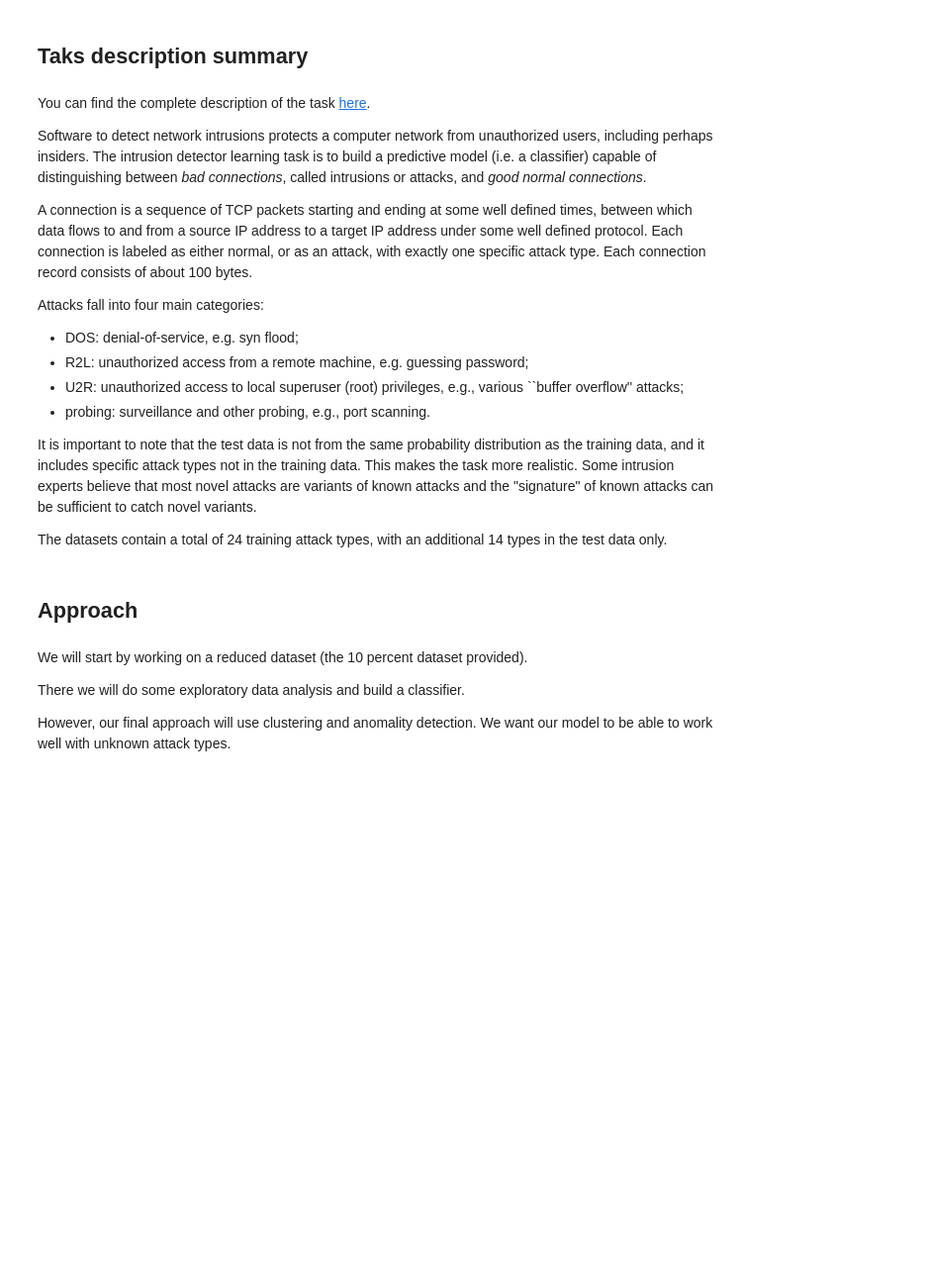
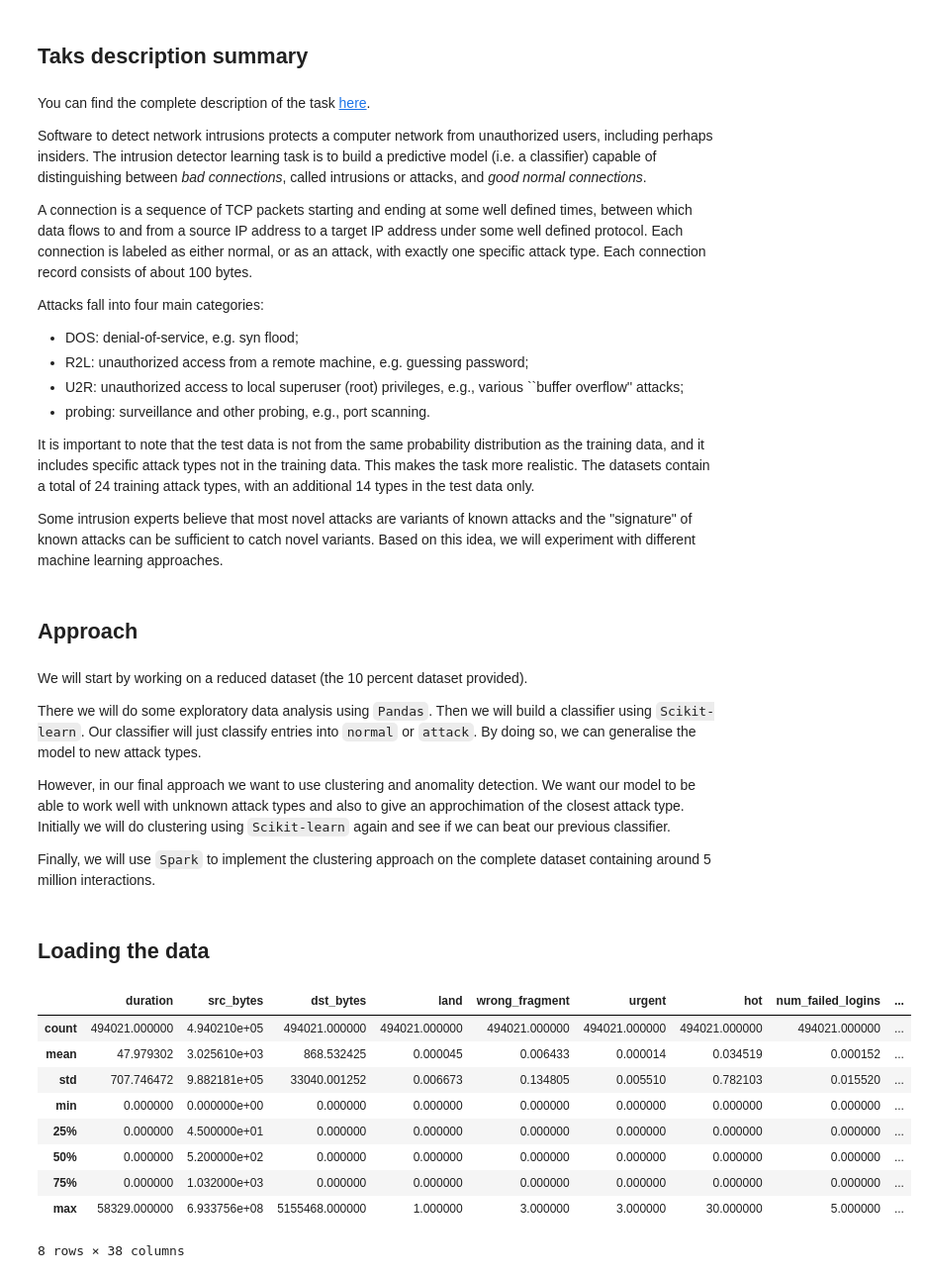
Before and after one commit to jadianes/kdd-cup-99-spark, a Jupyter notebook: README.ipynb, the cells around one changed output. Shown at 99% size. Saved outputs shown, nothing was run; the diff lists cells and outputs as text; code cells hidden in the pictures; blank space fills up the shorter version.

```diff
--- a/README.ipynb
+++ b/README.ipynb
@@ -19,14 +19,44 @@ Attacks fall into four main categories:
 - U2R:  unauthorized access to local superuser (root) privileges, e.g., various ``buffer overflow'' attacks;
 - probing: surveillance and other probing, e.g., port scanning.
 
-It is important to note that the test data is not from the same probability distribution as the training data, and it includes specific attack types not in the training data. This makes the task more realistic.  Some intrusion experts believe that most novel attacks are variants of known attacks and the "signature" of known attacks can be sufficient to catch novel variants.
+It is important to note that the test data is not from the same probability distribution as the training data, and it includes specific attack types not in the training data. This makes the task more realistic. The datasets contain a total of 24 training attack types, with an additional 14 types in the test data only.
 
-The datasets contain a total of 24 training attack types, with an additional 14 types in the test data only.
+Some intrusion experts believe that most novel attacks are variants of known attacks and the "signature" of known attacks can be sufficient to catch novel variants. Based on this idea, we will experiment with different machine learning approaches.
 # %% [markdown]
 ## Approach
 # %% [markdown]
 We will start by working on a reduced dataset (the 10 percent dataset provided).
 
-There we will do some exploratory data analysis and build a classifier.
+There we will do some exploratory data analysis using `Pandas`. Then we will build a classifier using `Scikit-learn`. Our classifier will just classify entries into `normal` or `attack`. By doing so, we can generalise the model to new attack types.
 
-However, our final approach will use clustering and anomality detection. We want our model to be able to work well with unknown attack types.
+However, in our final approach we want to use clustering and anomality detection. We want our model to be able to work well with unknown attack types and also to give an approchimation of the closest attack type. Initially we will do clustering using `Scikit-learn` again and see if we can beat our previous classifier.
+
+Finally, we will use `Spark` to implement the clustering approach on the complete dataset containing around 5 million interactions.
+# %% [markdown]
+## Loading the data
+# %%
+import pandas
+from time import time
+col_names = ["duration","protocol_type","service","flag","src_bytes",
+    "dst_bytes","land","wrong_fragment","urgent","hot","num_failed_logins",
+    "logged_in","num_compromised","root_shell","su_attempted","num_root",
+    "num_file_creations","num_shells","num_access_files","num_outbound_cmds",
+    "is_host_login","is_guest_login","count","srv_count","serror_rate",
+    "srv_serror_rate","rerror_rate","srv_rerror_rate","same_srv_rate",
+    "diff_srv_rate","srv_diff_host_rate","dst_host_count","dst_host_srv_count",
+    "dst_host_same_srv_rate","dst_host_diff_srv_rate","dst_host_same_src_port_rate",
+    "dst_host_srv_diff_host_rate","dst_host_serror_rate","dst_host_srv_serror_rate",
+    "dst_host_rerror_rate","dst_host_srv_rerror_rate","label"]
+kdd_data_10percent = pandas.read_csv("/nfs/data/KDD99/kddcup.data_10_percent", header=None, names = col_names)
+kdd_data_10percent.describe()
+# %% [output]
+|  | duration | src_bytes | dst_bytes | land | wrong_fragment | urgent | hot | num_failed_logins | ... |
+| count | 494021.000000 | 4.940210e+05 | 494021.000000 | 494021.000000 | 494021.000000 | 494021.000000 | 494021.000000 | 494021.000000 | ... |
+| mean | 47.979302 | 3.025610e+03 | 868.532425 | 0.000045 | 0.006433 | 0.000014 | 0.034519 | 0.000152 | ... |
+| std | 707.746472 | 9.882181e+05 | 33040.001252 | 0.006673 | 0.134805 | 0.005510 | 0.782103 | 0.015520 | ... |
+| min | 0.000000 | 0.000000e+00 | 0.000000 | 0.000000 | 0.000000 | 0.000000 | 0.000000 | 0.000000 | ... |
+| 25% | 0.000000 | 4.500000e+01 | 0.000000 | 0.000000 | 0.000000 | 0.000000 | 0.000000 | 0.000000 | ... |
+| 50% | 0.000000 | 5.200000e+02 | 0.000000 | 0.000000 | 0.000000 | 0.000000 | 0.000000 | 0.000000 | ... |
+| 75% | 0.000000 | 1.032000e+03 | 0.000000 | 0.000000 | 0.000000 | 0.000000 | 0.000000 | 0.000000 | ... |
+| max | 58329.000000 | 6.933756e+08 | 5155468.000000 | 1.000000 | 3.000000 | 3.000000 | 30.000000 | 5.000000 | ... |
+8 rows × 38 columns
```
Also changed, not shown: parts of 51 cells of this notebook, 1 other file.
